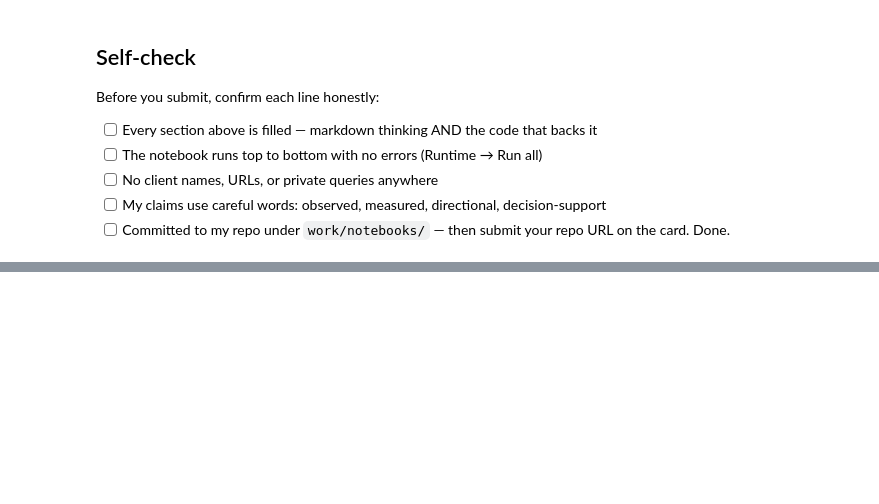
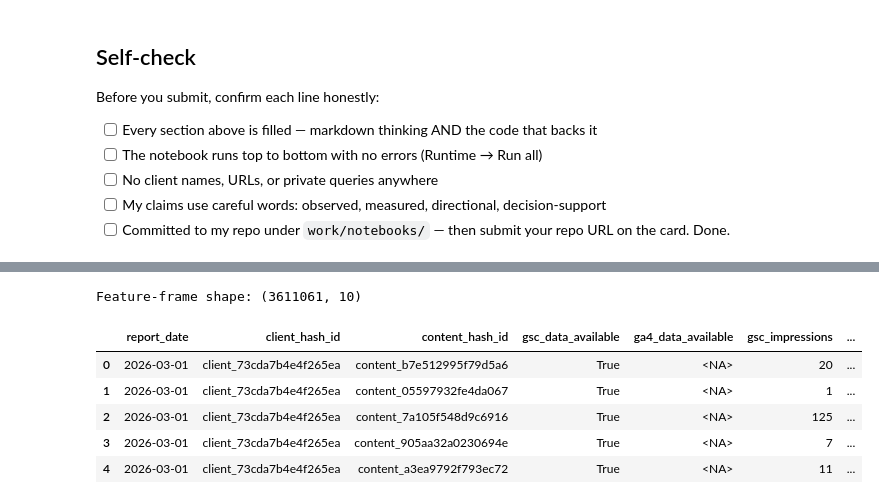
Before and after one commit to A1704/flyrank-ml-internship, a Jupyter notebook: work/notebooks/w03_data_contract.ipynb, the cells around one changed output, grey strips where cells are left out. Drawn from its saved outputs; the diff is of its cells as text; code cells hidden in the pictures; blank space fills up the shorter version.

```diff
--- a/work/notebooks/w03_data_contract.ipynb
+++ b/work/notebooks/w03_data_contract.ipynb
@@ -46,0 +283,39 @@ Before you submit, confirm each line honestly:
+# %%
+
+# W03 — Candidate feature frame for March 2026
+# This is a feature-availability audit, not a trained prediction model.
+
+feature_columns = [
+    "gsc_impressions",
+    "gsc_clicks",
+    "gsc_avg_position",
+    "ga4_pageviews",
+    "sessions_organic",
+]
+
+feature_frame = con.execute("""
+    SELECT
+        report_date,
+        client_hash_id,
+        content_hash_id,
+        gsc_data_available,
+        ga4_data_available,
+        gsc_impressions,
+        gsc_clicks,
+        gsc_avg_position,
+        ga4_pageviews,
+        sessions_organic
+    FROM read_parquet(?)
+    WHERE gsc_data_available IS TRUE
+""", [file_path]).fetchdf()
+
+print("Feature-frame shape:", feature_frame.shape)
+display(feature_frame.head())
+# %% [output]
+Feature-frame shape: (3611061, 10)
+|  | report_date | client_hash_id | content_hash_id | gsc_data_available | ga4_data_available | gsc_impressions | ... |
+| 0 | 2026-03-01 | client_73cda7b4e4f265ea | content_b7e512995f79d5a6 | True | <NA> | 20 | ... |
+| 1 | 2026-03-01 | client_73cda7b4e4f265ea | content_05597932fe4da067 | True | <NA> | 1 | ... |
+| 2 | 2026-03-01 | client_73cda7b4e4f265ea | content_7a105f548d9c6916 | True | <NA> | 125 | ... |
+| 3 | 2026-03-01 | client_73cda7b4e4f265ea | content_905aa32a0230694e | True | <NA> | 7 | ... |
+| 4 | 2026-03-01 | client_73cda7b4e4f265ea | content_a3ea9792f793ec72 | True | <NA> | 11 | ... |
```
Also changed, not shown: parts of 27 cells of this notebook.
